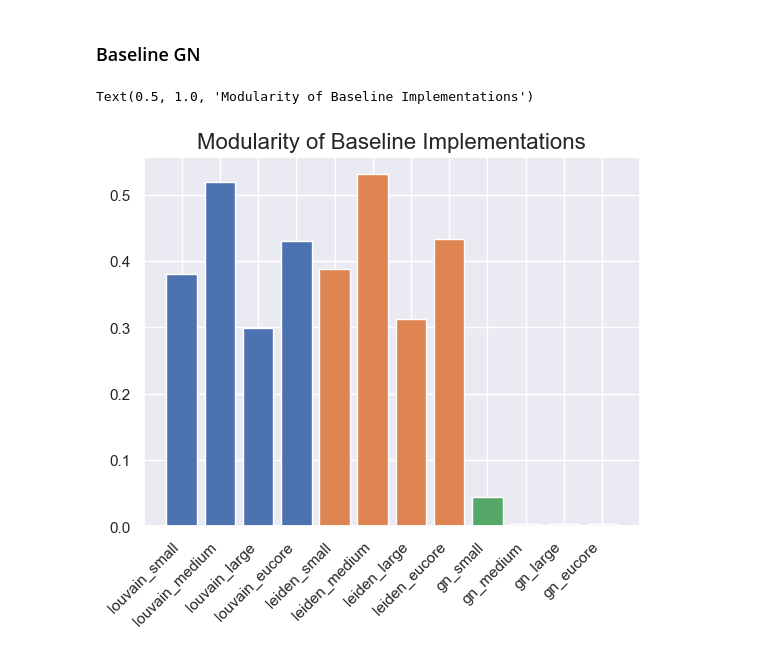
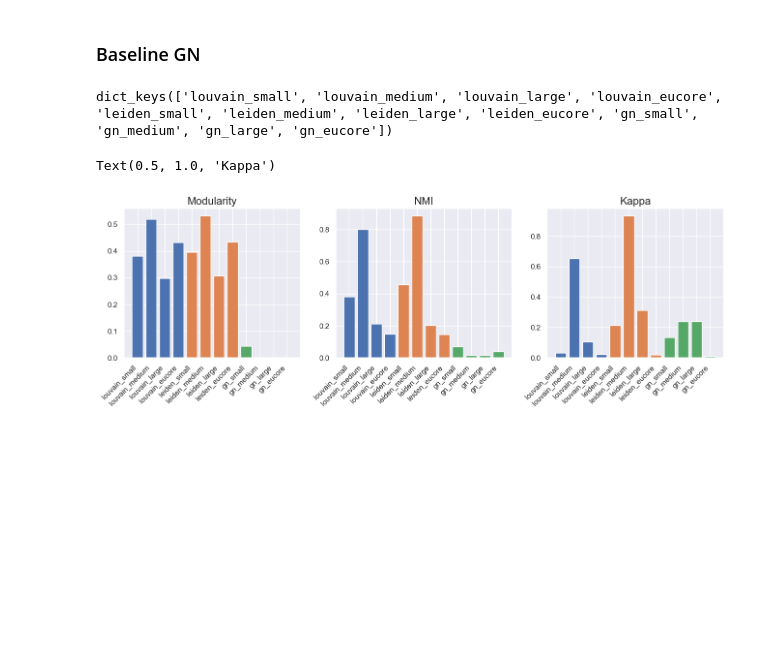
Before and after one commit to felipefbcintra/Bachelor-End-Project, a Jupyter notebook: Experiments.ipynb, the cells around one changed output. Saved outputs shown, nothing was run; the diff lists cells and outputs as text; code cells hidden in the pictures; blank space fills up the shorter version.

Commit message:
reparametrized networks, created plots

```diff
--- a/Experiments.ipynb
+++ b/Experiments.ipynb
@@ -357,13 +360,33 @@ def flow_capacity_louvain(G:nx.Graph,T:list, step, n, quality)->list[set]:
             gcl = create_gcl(tn)
 # %%
 modularities = [res[key]["a_modularity"] for key in res ]
+nmis = [res[key]["a_nmi"] for key in res ]
+kappas = [res[key]["a_kappa"] for key in res ]
+
+
 
 colors = [label_colors[str(key).split("_")[0]] for key in res]
+res.keys()
+# %% [output]
+dict_keys(['louvain_small', 'louvain_medium', 'louvain_large', 'louvain_eucore', 'leiden_small', 'leiden_medium', 'leiden_large', 'leiden_eucore', 'gn_small', 'gn_medium', 'gn_large', 'gn_eucore'])
-# %%
-fig, ax = plt.subplots()
-ax.bar([key for key in res], modularities, color=colors)
-ax.set_xticklabels(ax.get_xticklabels(),  rotation=45, horizontalalignment="right")
-plt.title("Modularity of Baseline Implementations", fontsize=16)
-# %% [output]
-Text(0.5, 1.0, 'Modularity of Baseline Implementations')
-[figure, removed]
+# %%
+fig, ax = plt.subplots(1,3, figsize=(16,4))
+
+# modularity
+ax[0].bar([key for key in res], modularities, color=colors)
+ax[0].set_xticklabels(ax[0].get_xticklabels(),  rotation=45, horizontalalignment="right")
+ax[0].set_title("Modularity", fontsize=16)
+
+
+# nmi
+ax[1].bar([key for key in res], nmis, color=colors)
+ax[1].set_xticklabels(ax[0].get_xticklabels(),  rotation=45, horizontalalignment="right")
+ax[1].set_title("NMI", fontsize=16)
+
+# kappa
+ax[2].bar([key for key in res], kappas, color=colors)
+ax[2].set_xticklabels(ax[0].get_xticklabels(),  rotation=45, horizontalalignment="right")
+ax[2].set_title("Kappa", fontsize=16)
+# %% [output]
+Text(0.5, 1.0, 'Kappa')
+[figure, added]
```
Also changed, not shown: parts of 1 cell of this notebook, 5 other files.
